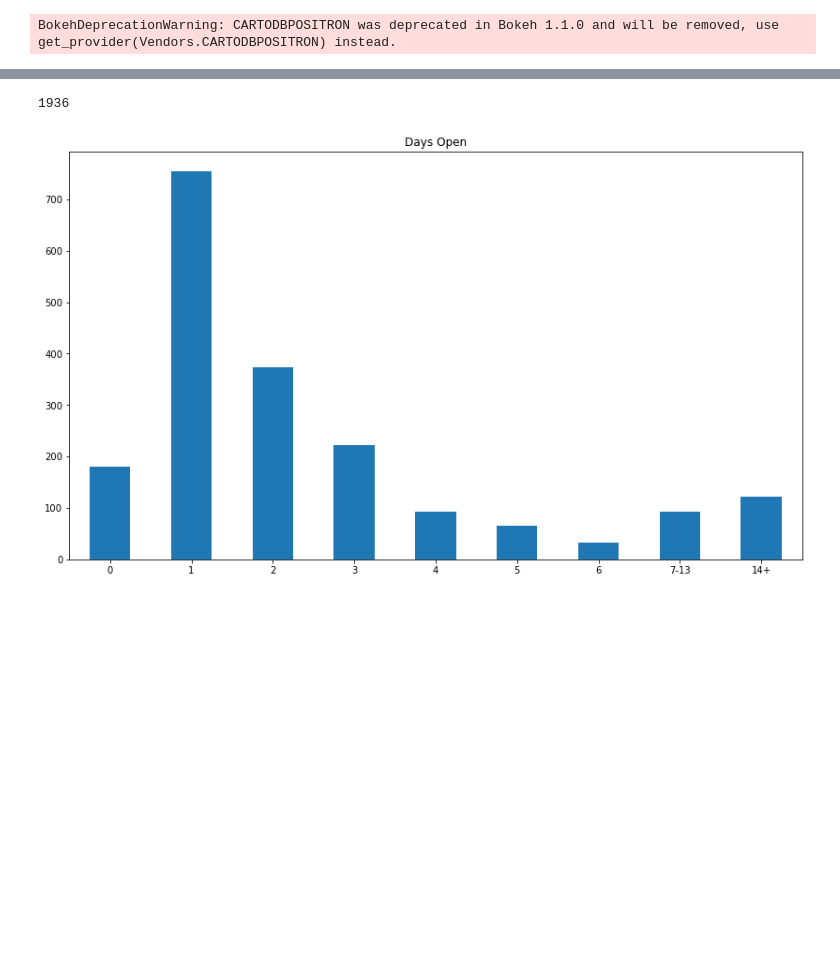
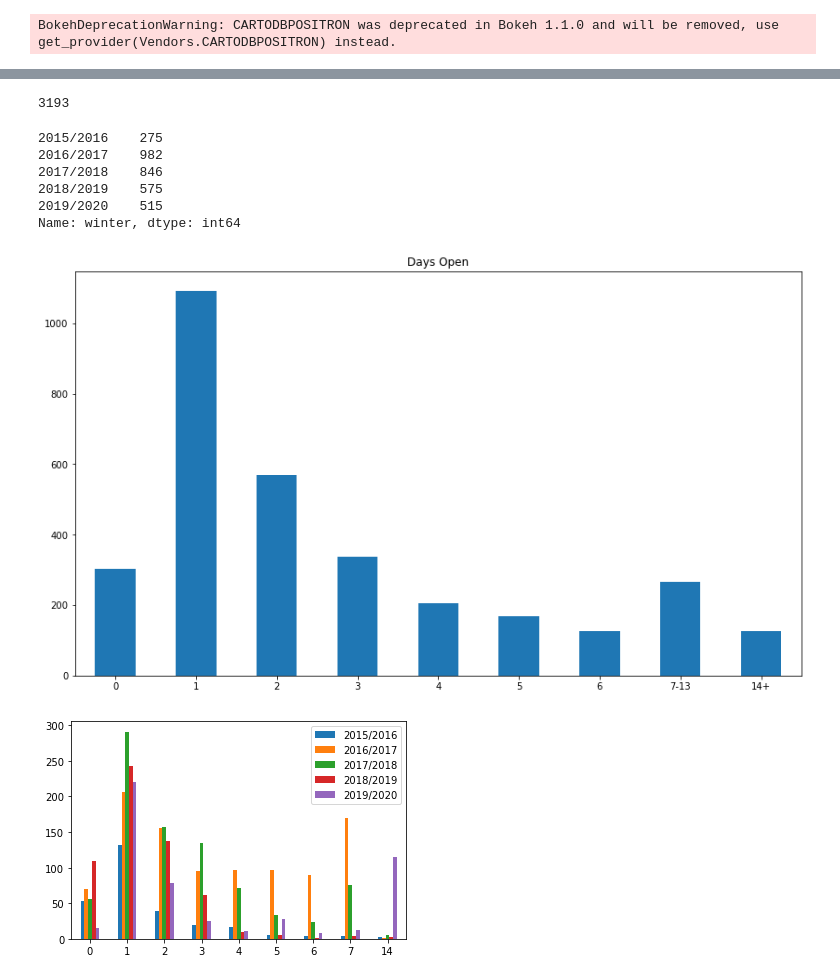
Before and after one commit to j-t-t/analysis, a Jupyter notebook: snow.ipynb, the cells around one changed output, grey strips where cells are left out. Saved outputs shown, nothing was run; the diff lists cells and outputs as text; code cells hidden in the pictures; blank space fills up the shorter version.

```diff
--- a/snow.ipynb
+++ b/snow.ipynb
@@ -59,6 +65,6 @@ len(closed)
 # %%
 # Read cached comment data
-with open('see_click_fix_comments.json') as json_file:
+with open('see_click_fix_comments_full.json') as json_file:
     comments = json.load(json_file)
 
 # Remove all tickets with duplicate in the comments
@@ -71,22 +77,47 @@ for ticket_id, value in comments.items():
 closed = closed[-closed['ticket_id'].isin(dupes)]
 len(closed)
 # %% [output]
-1936
+3193
 # %%
 # Bin longer tickets'
 closed.loc[closed.days_open >= 14, 'days_open'] = 14
 closed.loc[closed.days_open.isin(range(7, 14)), 'days_open'] = 7
 
 days_counts = closed['days_open'].value_counts().sort_index()
 
 # Relabel
 days_counts = days_counts.rename({14: '14+', 7: '7-13'})
 
+# Show counts for tickets by time open overall
 ax = days_counts.plot(kind='bar', rot=0,
                                     figsize=(14,8),
-                                    title="Days Open")
+                       title="Days Open")
+
+
+# Get unique seasons
+values = {}
+winter_buckets = closed.winter.unique()
+winter_buckets.sort()
+for winter in winter_buckets:
+    counts = (closed[closed['winter'] == winter]['days_open'].value_counts()).sort_index()
+    values[winter] = counts.values
+
+
+df = pd.DataFrame(values, index=counts.index)
+ax = df.plot.bar(rot=0)
+
+# Also show tickets by winter
+winter_counts = closed['winter'].value_counts().sort_index()
+print(winter_counts)
 # %% [output]
+2015/2016    275
+2016/2017    982
+2017/2018    846
+2018/2019    575
+2019/2020    515
+Name: winter, dtype: int64
-[figure, old version]
+[figure, new version]
+[figure, added]
 # %%
 def get_resolution(ticket_id, closed_time):
 
```
Also changed, not shown: parts of 5 cells of this notebook, 1 other file.
